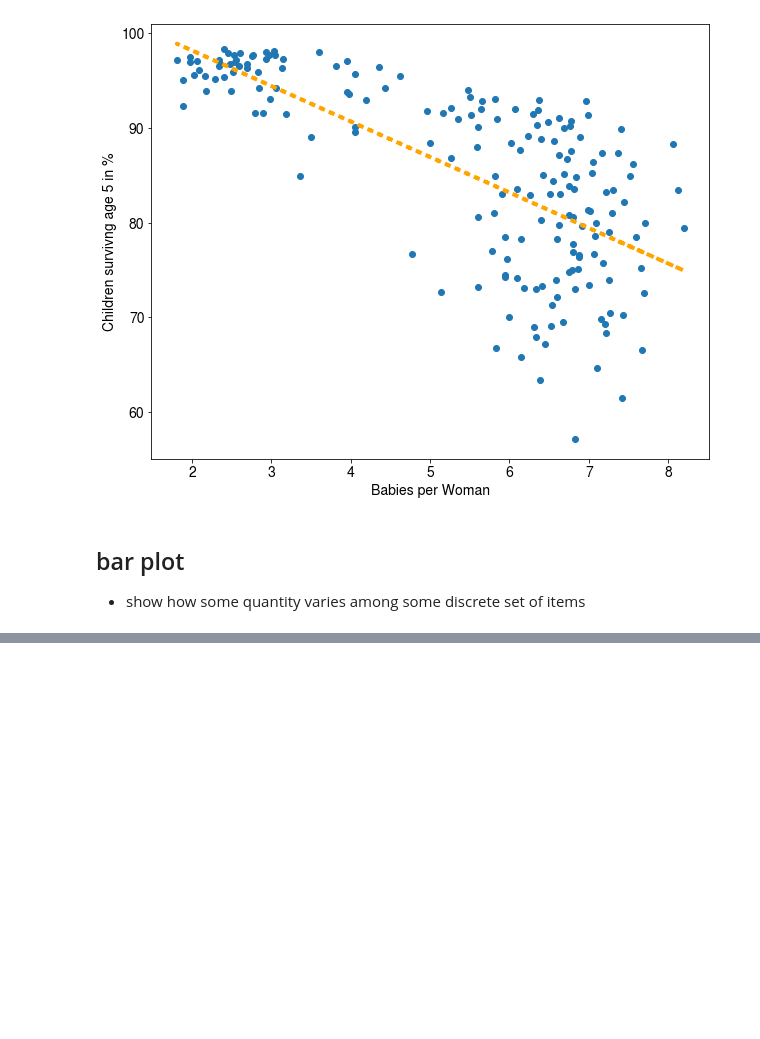
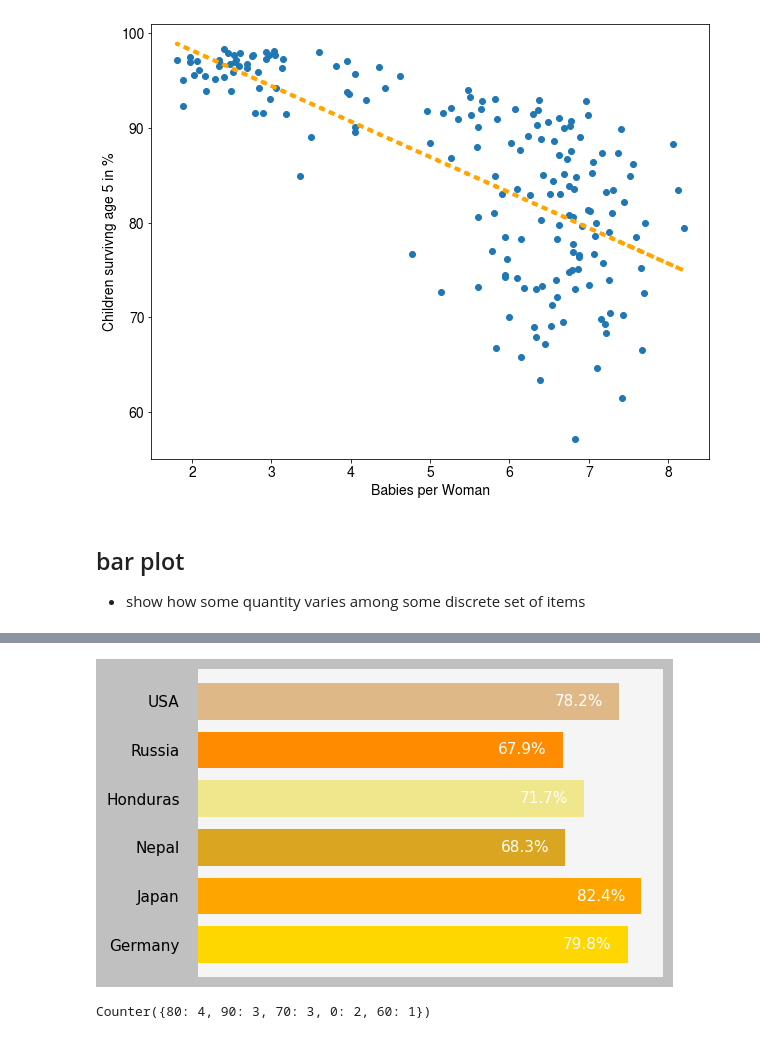
Before and after one commit to MaCoZu/notebooks, a Jupyter notebook: abc_08_visualizations.ipynb, the cells around one changed output, grey strips where cells are left out. Drawn from its saved outputs; the diff is of its cells as text; code cells hidden in the pictures; blank space fills up the shorter version.

```diff
--- a/abc_08_visualizations.ipynb
+++ b/abc_08_visualizations.ipynb
@@ -93,0 +107,33 @@ plt.bar()
+# %%
+from matplotlib import rc
+plt.matplotlib.rc_file_defaults()  # reset defaults
+plt.rcParams['font.sans-serif'] = [ 'Fira Sans', 'Nimbus Sans', 'Nunito Sans', 'Assistant' ]
+plt.rcParams['font.sans-serif'] = 'Fira Sans'  # set font
+plt.rcParams['font.size'] = 11  # set font size
+# %%
+colors = ["gold", "orange", "goldenrod", "khaki", "darkorange", 'burlywood']
+
+fig, ax = plt.subplots(figsize=(6, 4), facecolor="silver")  # figure color
+ax.set_facecolor('whitesmoke')  # axis color
+ax.spines[:].set_visible(False)  # remove axis
+ax.tick_params(labelbottom=False, bottom=False, left=False, pad=10)  # manipulate ticks and labels
+
+for i in range(6):
+    ax.barh(life_df_2000.iloc[i, 0], life_df_2000.iloc[i, 1], height=0.75, color=colors[i])
+    ax.text( life_df_2000.iloc[i, 1] - 3,  # X location of text (with adjustment)
+        life_df_2000.iloc[i, 0],  # Y location
+        s=f'{round(life_df_2000.iloc[i, 1] ,1)}%',  # Required label with formatting
+        va='center',  # Vertical alignment
+        ha='right',  # Horizontal alignment
+        color='white',  # Font colour and size
+        size=11)
+# %% [output]
+[figure, added]
+# %%
+from collections import Counter
+grades = [83, 95, 91, 87, 70, 0, 85, 82, 100, 67, 73, 77, 0]
+
+# Bucket grades by decile, but put 100 in with the 90s
+Counter(min(grade // 10 * 10, 90) for grade in grades)
+# %% [output]
+Counter({80: 4, 90: 3, 70: 3, 0: 2, 60: 1})
```
Also changed, not shown: parts of 5 cells of this notebook, 1 other file.
